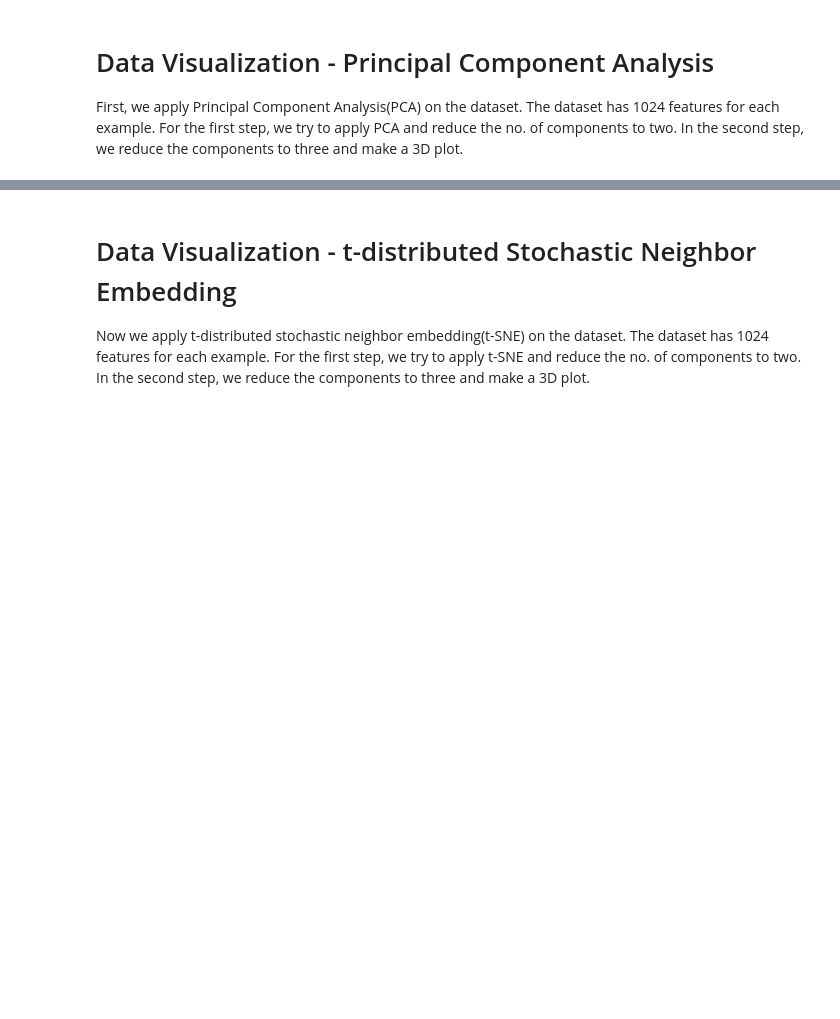
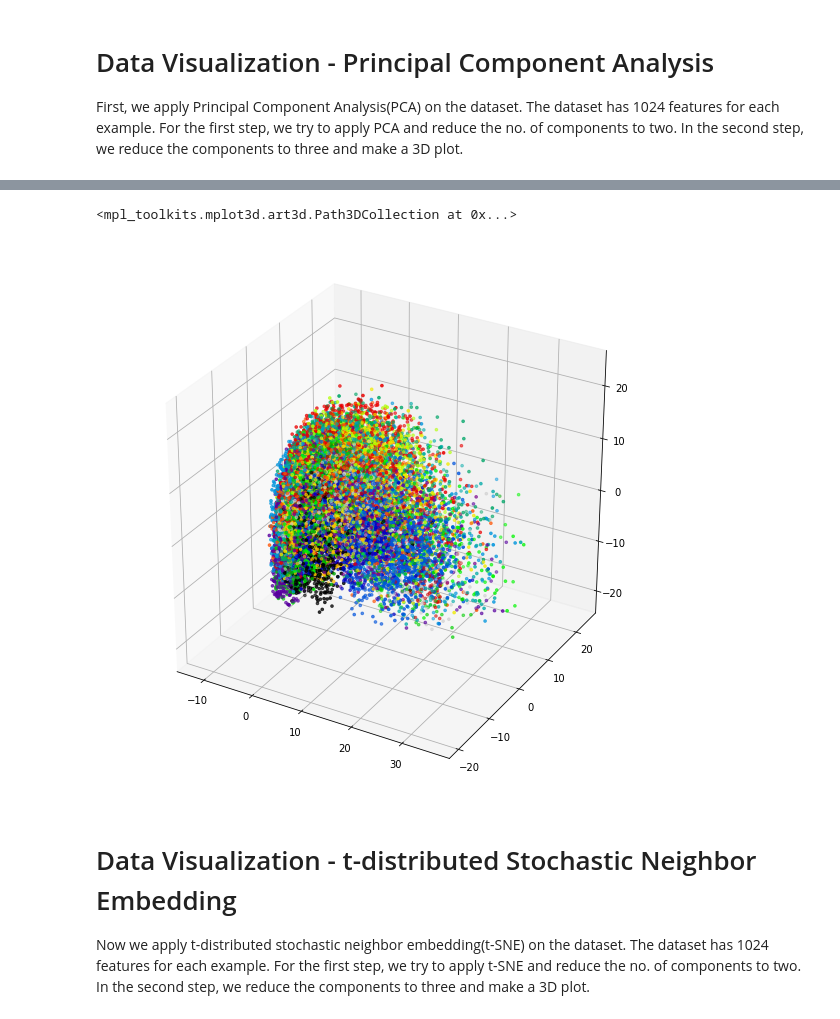
Before and after one commit to KungFuPanda22/CNN_Devanagiri, a Jupyter notebook: Dataset_Visualization.ipynb, the cells around one changed output, grey strips where cells are left out. Cells and saved outputs as stored; diff of their text form; code cells hidden in the pictures; blank space fills up the shorter version.

```diff
--- a/Dataset_Visualization.ipynb
+++ b/Dataset_Visualization.ipynb
@@ -195,10 +223,13 @@ pca_3.explained_variance_ratio_.cumsum()
 # %%
-#2D plot of 18 different classes (Each color denotes a different class)
+#3D plot of 18 different classes (Each color denotes a different class)
 
-fig = plt.figure(figsize = [15,15])
+fig = plt.figure(figsize = [10,10])
 ax = fig.add_subplot(111, projection='3d')
 ax.scatter(xs=pca_results_3[:, 0], ys= pca_results_3[:, 1], zs=pca_results_3[:, 2], zdir='z',
            s=7,cmap=plt.cm.get_cmap('nipy_spectral', 18), c=train_labels, depthshade=True)
+# %% [output]
+<mpl_toolkits.mplot3d.art3d.Path3DCollection at 0x...>
+[figure, added]
 # %% [markdown]
 # Data Visualization - t-distributed Stochastic Neighbor Embedding
 
```
Also changed, not shown: parts of 16 cells of this notebook.
